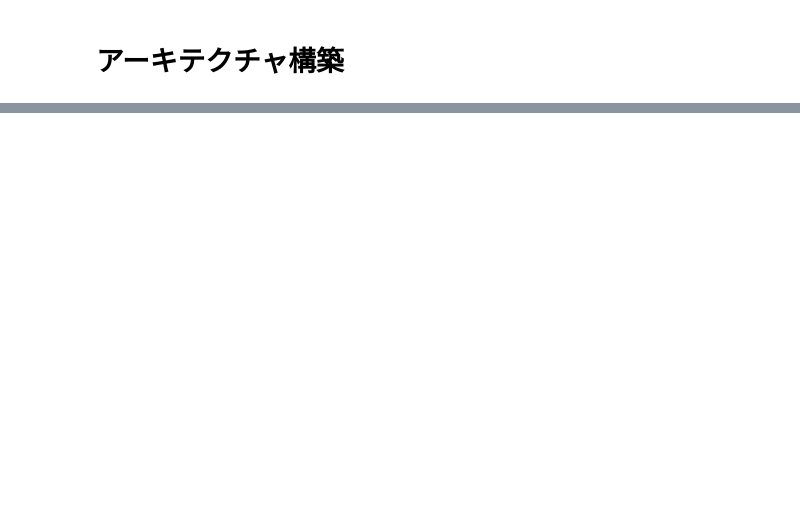
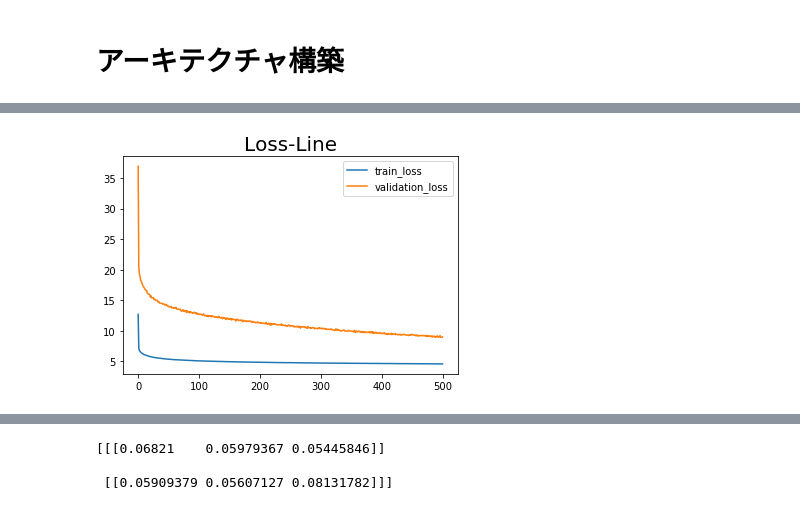
Before and after one commit to Go-to-Ray/Youtube_AI, a Jupyter notebook: CNN/cnn1d_fullscratch.ipynb, the cells around one changed output, grey strips where cells are left out. Saved outputs shown, nothing was run; the diff lists cells and outputs as text; code cells hidden in the pictures; blank space fills up the shorter version.

```diff
--- a/CNN/cnn1d_fullscratch.ipynb
+++ b/CNN/cnn1d_fullscratch.ipynb
@@ -51,4 +428,0 @@ class Pooling():
-# %%
-a = np.arange(12).reshape(3,4)
-X = np.concatenate((a,a+4)).reshape(2,3,4)    #X(B,C_in,X_in)
-X
@@ -74,8 +428,0 @@ array([[[ 0,  1,  2],
-# %%
-Y = np.zeros((2,2,2))    #Y(B,C_out,X_out)
-
-for i in range(2):
-    for j in range(2):
-        for k in range(2):
-            Y[j,i,k] = np.sum(X[j,0:3,k:k+3]*W[i,0:3,0:3])
-Y    #Y(B,C_out,X_out)
@@ -88,22 +428,0 @@ array([[[ 258.,  294.],
-# %%
-def im2col(img,F_w,X_out):
-    #入力時系列データの形を取得
-    B, C_in, X_in = img.shape
-
-    col = np.zeros((B,C_in,F_w,X_out))    #(B,C_in,F_w,X_out)
-
-    for w in range(F_w):
-        col[:,:,w,:] = X[:,:,w:w+X_out]
-
-    col = col.transpose(1,2,0,3).reshape(9,4)    #(C_in,F_w,B,X_out)→(C_in*F_w,B*X_out)
-
-    return col
-
-X_col = im2col(X,3,2)
-print("X =\n",X_col)
-print("W =\n",W.reshape(2,9))
-w_col = W.reshape(2,9)                   #(C_out,C_in*F_w)
-print(np.dot(W.reshape(2,9),X_col).T)
-
-Y = np.dot(w_col,X_col).T.reshape(2,2,2).transpose(0,2,1)
-print("Y =\n",Y)
@@ -242,0 +600,13 @@ NameError: name 'col' is not defined
+# %%
+%%time
+cnn = Network()
+cnn.add(Conv1D(in_shape=(1,100),out_shape=(2, 98),kernel=3,alpha=0.01, activation=LeakyReLU(a=0.), optimizer=Adagrad()))
+#cnn.add(Conv1D(in_shape=(2, 98),out_shape=(4, 96),kernel=3,alpha=0.01, activation=LeakyReLU(a=0.), optimizer=Adagrad()))
+#cnn.add(Pooling1D(in_shape=(4,96), out_shape=(4,48)))
+cnn.add(Flatten(in_shape=(2,98)))
+cnn.add(FC(in_shape=196,out_shape=100, alpha=0.01, activation=LeakyReLU(a=0.), optimizer=Adagrad()))
+cnn.add(FC(in_shape=100,out_shape=100, alpha=0.01, activation=LeakyReLU(a=1.), optimizer=Adagrad()))  #回帰なので恒等関数
+
+cnn.fit(X_train_cnn,y_train,X_test_cnn,y_test,batch_size=20,n_epoch=500,ver=True)
+# %% [output]
+[figure, added]
@@ -242,0 +614,6 @@ NameError: name 'col' is not defined
+# %%
+print(cnn.model_list[0].w)
+# %% [output]
+[[[0.06821    0.05979367 0.05445846]]
+
+ [[0.05909379 0.05607127 0.08131782]]]
```
Also changed, not shown: parts of 51 cells of this notebook, 14 other files.
